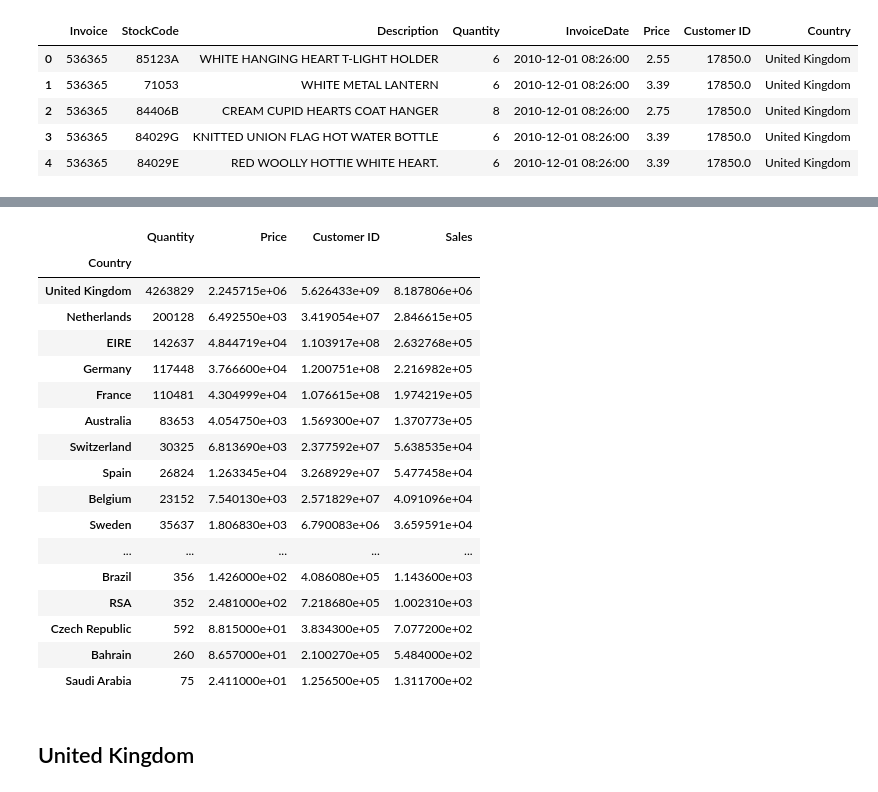
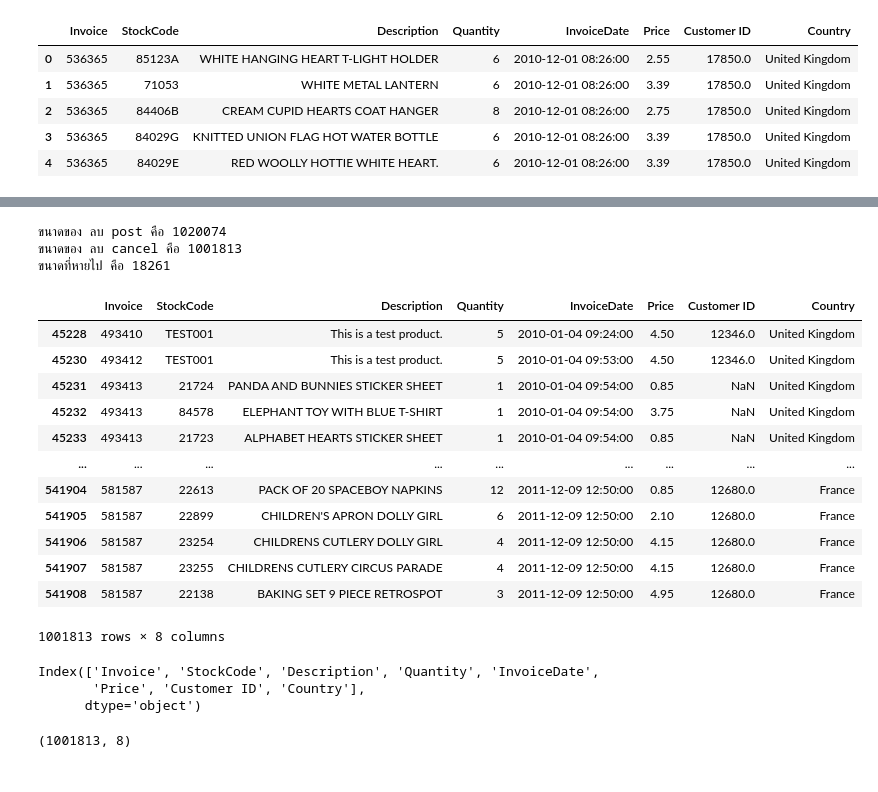
Before and after one commit to PondKann/KKU_data_mining, a Jupyter notebook: Data_Retail2_RFM.ipynb, the cells around one changed output, grey strips where cells are left out. Drawn from its saved outputs; the diff is of its cells as text; code cells hidden in the pictures.

Commit message:
Clean Data --> dataAll_noC

```diff
--- a/Data_Retail2_RFM.ipynb
+++ b/Data_Retail2_RFM.ipynb
@@ -56,0 +66,2 @@ df1
+# %%
+df1 = df1.iloc[45228:,:525460]
@@ -109,5 +127,5 @@ TypeError: ignored
 # %%
-df['Description'] = df['Description'].str.strip()
-df.dropna(axis=0, subset=['Invoice'], inplace=True)
-df['Invoice'] = df['Invoice'].astype('str')
-df = df[~df['Invoice'].str.contains('C')]
+dataAll_noPOST['Description'] = dataAll_noPOST['Description'].str.strip()
+dataAll_noPOST.dropna(axis=0, subset=['Invoice'], inplace=True)
+dataAll_noPOST['Invoice'] = dataAll_noPOST['Invoice'].astype('str')
+dataAll_noC = dataAll_noPOST[~dataAll_noPOST['Invoice'].str.contains('C')]
@@ -186,23 +132,35 @@ df_new
-# %%
-df_country = df_new.groupby('Country').sum().sort_values('Sales', ascending=False)
-df_country
-# %% [output]
-|  | Quantity | Price | Customer ID | Sales |
-| Country |  |  |  |  |
-| United Kingdom | 4263829 | 2.245715e+06 | 5.626433e+09 | 8.187806e+06 |
-| Netherlands | 200128 | 6.492550e+03 | 3.419054e+07 | 2.846615e+05 |
-| EIRE | 142637 | 4.844719e+04 | 1.103917e+08 | 2.632768e+05 |
-| Germany | 117448 | 3.766600e+04 | 1.200751e+08 | 2.216982e+05 |
-| France | 110481 | 4.304999e+04 | 1.076615e+08 | 1.974219e+05 |
-| Australia | 83653 | 4.054750e+03 | 1.569300e+07 | 1.370773e+05 |
-| Switzerland | 30325 | 6.813690e+03 | 2.377592e+07 | 5.638535e+04 |
-| Spain | 26824 | 1.263345e+04 | 3.268929e+07 | 5.477458e+04 |
-| Belgium | 23152 | 7.540130e+03 | 2.571829e+07 | 4.091096e+04 |
-| Sweden | 35637 | 1.806830e+03 | 6.790083e+06 | 3.659591e+04 |
-| ... | ... | ... | ... | ... |
-| Brazil | 356 | 1.426000e+02 | 4.086080e+05 | 1.143600e+03 |
-| RSA | 352 | 2.481000e+02 | 7.218680e+05 | 1.002310e+03 |
-| Czech Republic | 592 | 8.815000e+01 | 3.834300e+05 | 7.077200e+02 |
-| Bahrain | 260 | 8.657000e+01 | 2.100270e+05 | 5.484000e+02 |
-| Saudi Arabia | 75 | 2.411000e+01 | 1.256500e+05 | 1.311700e+02 |
+# %%
+print(f'ขนาดของ ลบ post คือ {dataAll_noPOST.shape[0]} ')
+print(f'ขนาดของ ลบ cancel คือ {dataAll_noC.shape[0]} ')
+print(f'ขนาดที่หายไป คือ {(dataAll_noPOST.shape[0] ) -   (dataAll_noC.shape[0]) } ')
+# %% [output]
+ขนาดของ ลบ post คือ 1020074
+ขนาดของ ลบ cancel คือ 1001813
+ขนาดที่หายไป คือ 18261
+# %%
+dataAll_noC
+# %% [output]
+|  | Invoice | StockCode | Description | Quantity | InvoiceDate | Price | Customer ID | Country |
+| 45228 | 493410 | TEST001 | This is a test product. | 5 | 2010-01-04 09:24:00 | 4.50 | 12346.0 | United Kingdom |
+| 45230 | 493412 | TEST001 | This is a test product. | 5 | 2010-01-04 09:53:00 | 4.50 | 12346.0 | United Kingdom |
+| 45231 | 493413 | 21724 | PANDA AND BUNNIES STICKER SHEET | 1 | 2010-01-04 09:54:00 | 0.85 | NaN | United Kingdom |
+| 45232 | 493413 | 84578 | ELEPHANT TOY WITH BLUE T-SHIRT | 1 | 2010-01-04 09:54:00 | 3.75 | NaN | United Kingdom |
+| 45233 | 493413 | 21723 | ALPHABET HEARTS STICKER SHEET | 1 | 2010-01-04 09:54:00 | 0.85 | NaN | United Kingdom |
+| ... | ... | ... | ... | ... | ... | ... | ... | ... |
+| 541904 | 581587 | 22613 | PACK OF 20 SPACEBOY NAPKINS | 12 | 2011-12-09 12:50:00 | 0.85 | 12680.0 | France |
+| 541905 | 581587 | 22899 | CHILDREN'S APRON DOLLY GIRL | 6 | 2011-12-09 12:50:00 | 2.10 | 12680.0 | France |
+| 541906 | 581587 | 23254 | CHILDRENS CUTLERY DOLLY GIRL | 4 | 2011-12-09 12:50:00 | 4.15 | 12680.0 | France |
+| 541907 | 581587 | 23255 | CHILDRENS CUTLERY CIRCUS PARADE | 4 | 2011-12-09 12:50:00 | 4.15 | 12680.0 | France |
+| 541908 | 581587 | 22138 | BAKING SET 9 PIECE RETROSPOT | 3 | 2011-12-09 12:50:00 | 4.95 | 12680.0 | France |
+1001813 rows × 8 columns
+# %%
+dataAll_noC.columns
+# %% [output]
+Index(['Invoice', 'StockCode', 'Description', 'Quantity', 'InvoiceDate',
+       'Price', 'Customer ID', 'Country'],
+      dtype='object')
+# %%
+dataAll_noC.shape
+# %% [output]
+(1001813, 8)
 # %%
@@ -210,2 +167,0 @@ df_country.to_csv('df_country.csv')
-# %% [markdown]
-## United Kingdom
```
Also changed, not shown: parts of 38 cells of this notebook.
